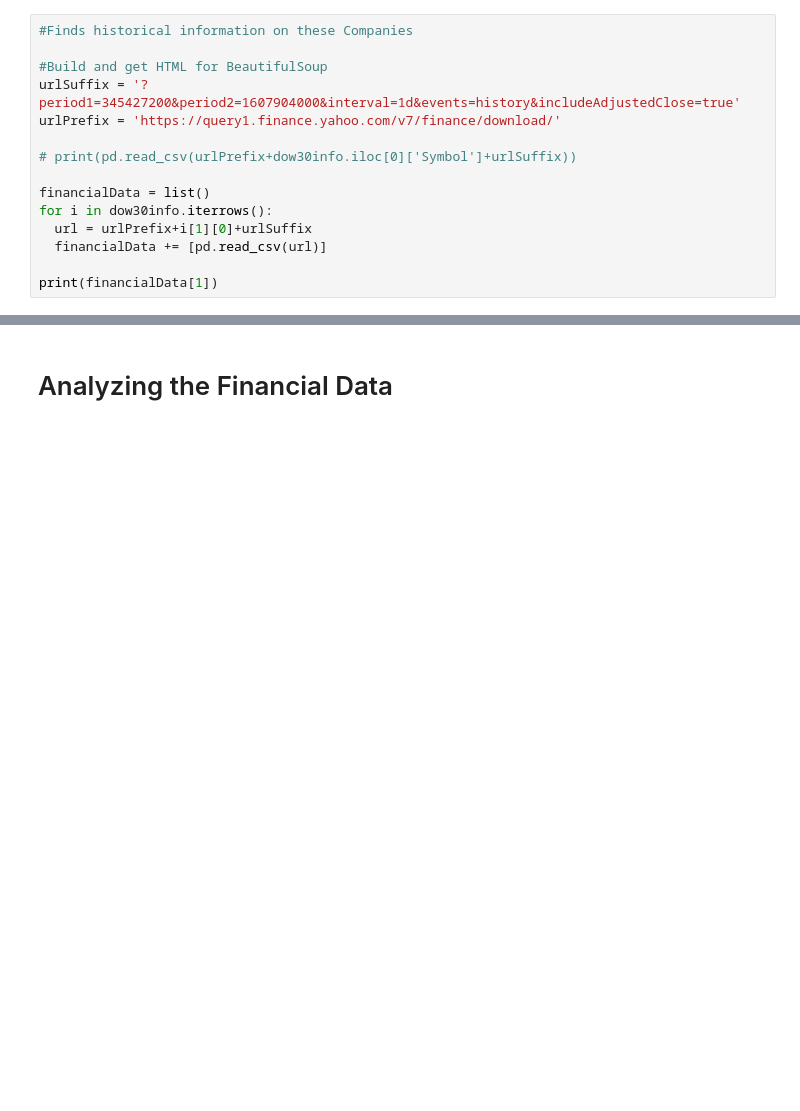
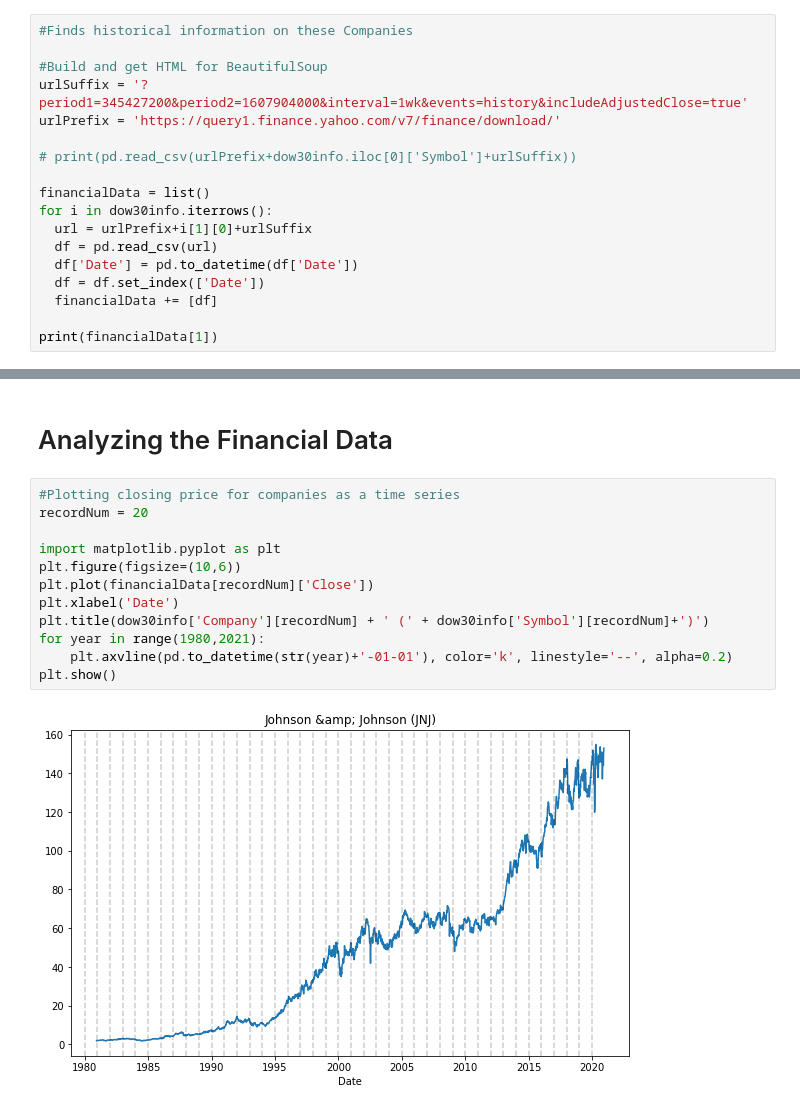
Before and after one commit to ianoughsaid/Web-Scraping-Practice, a Jupyter notebook: WebScraping.ipynb, the cells around one changed output, grey strips where cells are left out. Saved outputs shown, nothing was run; the diff lists cells and outputs as text; blank space fills up the shorter version.

```diff
--- a/WebScraping.ipynb
+++ b/WebScraping.ipynb
@@ -42,7 +42,7 @@ dow30info = pd.DataFrame(data = {'Symbol': symbol, 'Company': companyName, 'Web
 #Finds historical information on these Companies
 
 #Build and get HTML for BeautifulSoup
-urlSuffix = '?period1=345427200&period2=1607904000&interval=1d&events=history&includeAdjustedClose=true'
+urlSuffix = '?period1=345427200&period2=1607904000&interval=1wk&events=history&includeAdjustedClose=true'
 urlPrefix = 'https://query1.finance.yahoo.com/v7/finance/download/'
 
 # print(pd.read_csv(urlPrefix+dow30info.iloc[0]['Symbol']+urlSuffix))
@@ -50,6 +50,9 @@ urlPrefix = 'https://query1.finance.yahoo.com/v7/finance/download/'
 financialData = list()
 for i in dow30info.iterrows():
   url = urlPrefix+i[1][0]+urlSuffix
-  financialData += [pd.read_csv(url)]
+  df = pd.read_csv(url)
+  df['Date'] = pd.to_datetime(df['Date'])
+  df = df.set_index(['Date'])
+  financialData += [df]
 
 print(financialData[1])
@@ -56,2 +93,16 @@ print(financialData[1])
 # %% [markdown]
 #  Analyzing the Financial Data
+# %%
+#Plotting closing price for companies as a time series
+recordNum = 20
+
+import matplotlib.pyplot as plt
+plt.figure(figsize=(10,6))
+plt.plot(financialData[recordNum]['Close'])
+plt.xlabel('Date')
+plt.title(dow30info['Company'][recordNum] + ' (' + dow30info['Symbol'][recordNum]+')')
+for year in range(1980,2021):
+    plt.axvline(pd.to_datetime(str(year)+'-01-01'), color='k', linestyle='--', alpha=0.2)
+plt.show()
+# %% [output]
+[figure, added]
```
Also changed, not shown: parts of 5 cells of this notebook.
